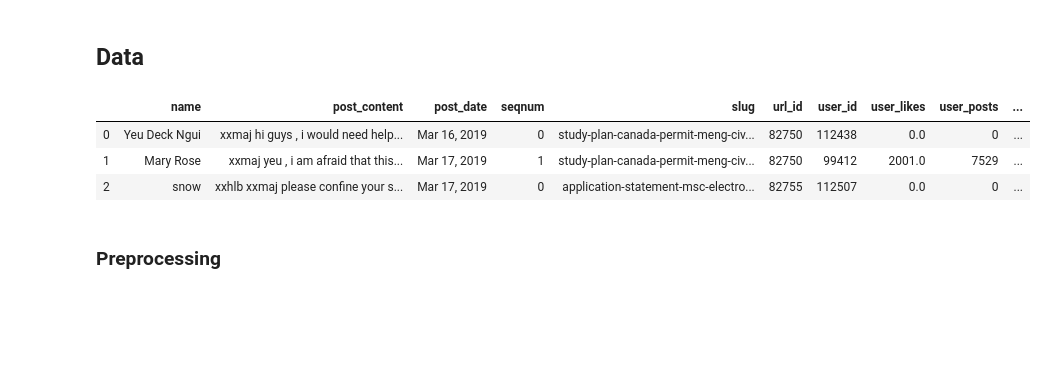
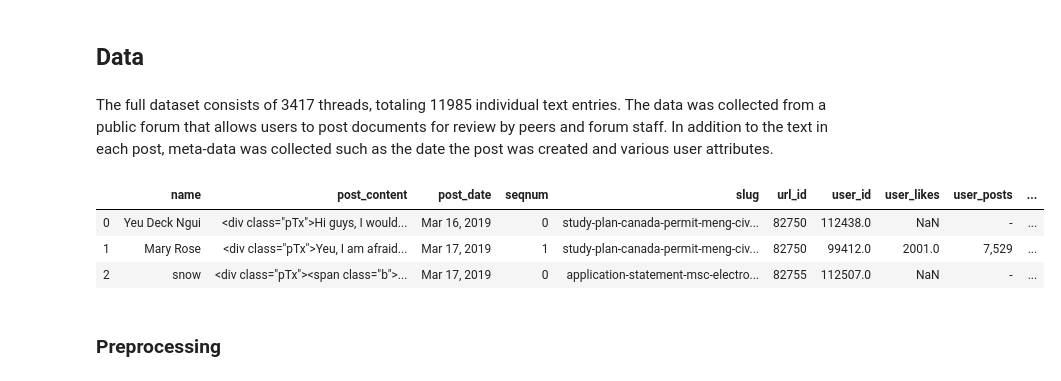
Before and after one commit to Rypo/grad-statement-analysis, a Jupyter notebook: prelim_analysis.ipynb, the cells around one changed output. Saved outputs shown, nothing was run; the diff lists cells and outputs as text; code cells hidden in the pictures; blank space fills up the shorter version.

```diff
--- a/prelim_analysis.ipynb
+++ b/prelim_analysis.ipynb
@@ -205,14 +197,16 @@ stopwords_sm = set(
     + list(string.punctuation))
 # %% [markdown]
 ## Data
+# %% [markdown]
+The full dataset consists of 3417 threads, totaling 11985 individual text entries. The data was collected from a public forum that allows users to post documents for review by peers and forum staff. In addition to the text in each post, meta-data was collected such as the date the post was created and various user attributes.
 # %%
-sop_data = pd.read_pickle('proc_data/full_parsed_df.pkl')
+sop_data = pd.read_csv('proc_data/raw_data/posts_all.csv')
 sop_data.head(3)
 # %% [output]
 |  | name | post_content | post_date | seqnum | slug | url_id | user_id | user_likes | user_posts | ... |
-| 0 | Yeu Deck Ngui | xxmaj hi guys , i would need help... | Mar 16, 2019 | 0 | study-plan-canada-permit-meng-civ... | 82750 | 112438 | 0.0 | 0 | ... |
-| 1 | Mary Rose | xxmaj yeu , i am afraid that this... | Mar 17, 2019 | 1 | study-plan-canada-permit-meng-civ... | 82750 | 99412 | 2001.0 | 7529 | ... |
-| 2 | snow | xxhlb xxmaj please confine your s... | Mar 17, 2019 | 0 | application-statement-msc-electro... | 82755 | 112507 | 0.0 | 0 | ... |
+| 0 | Yeu Deck Ngui | <div class="pTx">Hi guys, I would... | Mar 16, 2019 | 0 | study-plan-canada-permit-meng-civ... | 82750 | 112438.0 | NaN | - | ... |
+| 1 | Mary Rose | <div class="pTx">Yeu, I am afraid... | Mar 17, 2019 | 1 | study-plan-canada-permit-meng-civ... | 82750 | 99412.0 | 2001.0 | 7,529 | ... |
+| 2 | snow | <div class="pTx"><span class="b">... | Mar 17, 2019 | 0 | application-statement-msc-electro... | 82755 | 112507.0 | NaN | - | ... |
 # %% [markdown]
 ### Preprocessing
 # %% [markdown]
```
Also changed, not shown: parts of 39 cells of this notebook.
